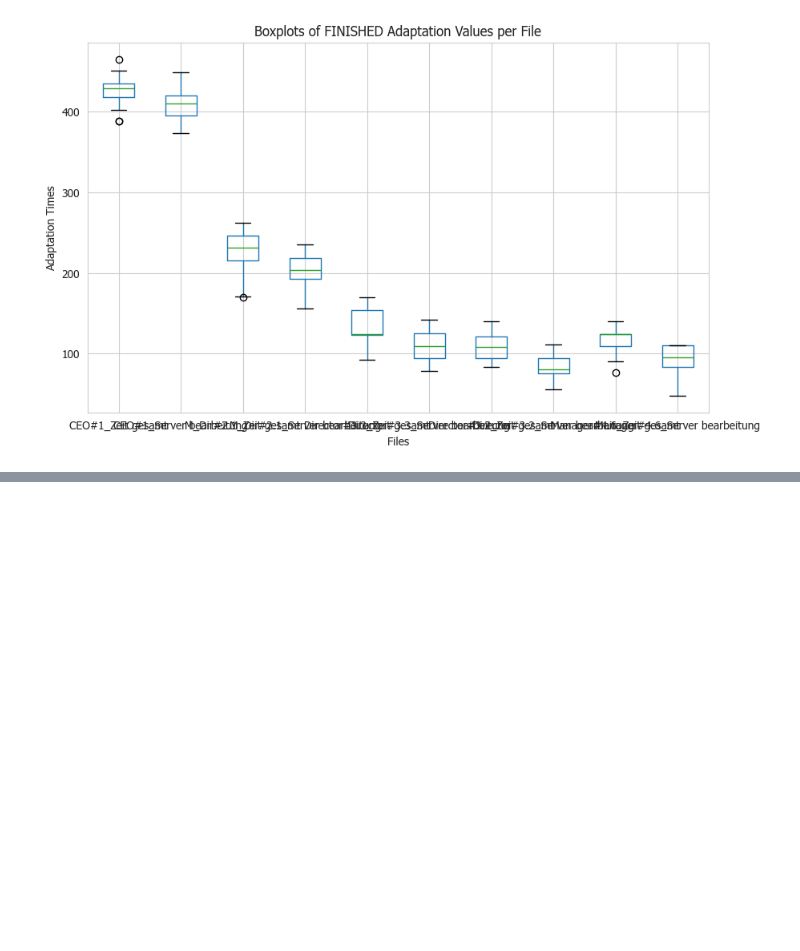
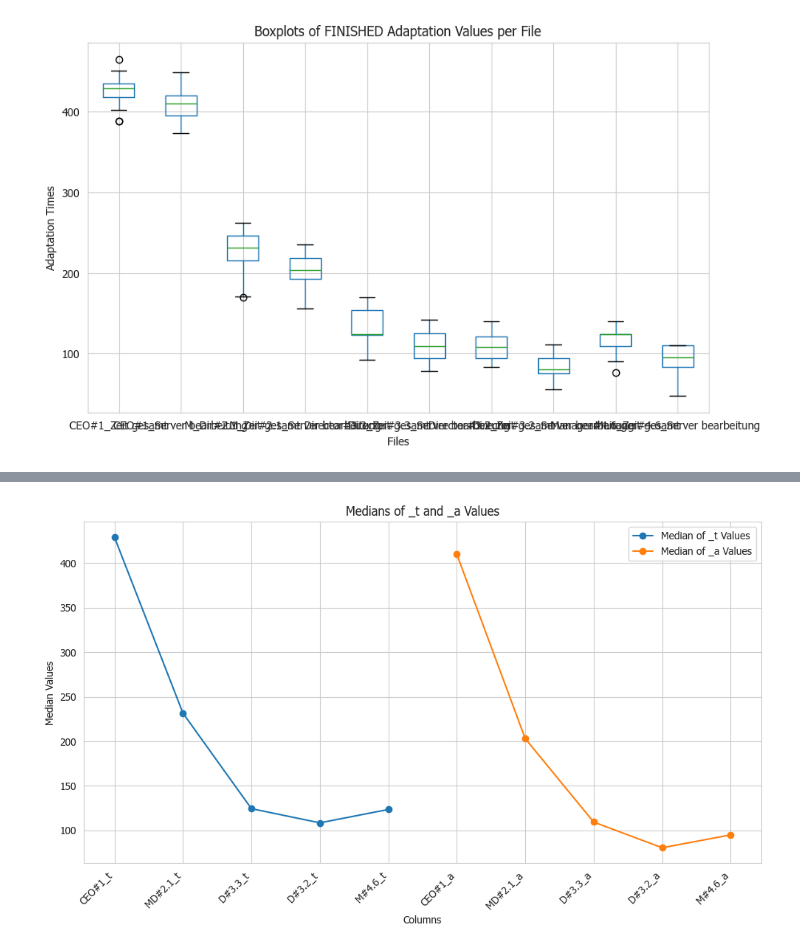
Before and after one commit to jku-lit-scsl/ecsa25_safer-d_uc-1, a Jupyter notebook: eval/02_uc-2_sec_lvl_eval.ipynb, the cells around one changed output, grey strips where cells are left out. Cells and saved outputs as stored; diff of their text form; code cells hidden in the pictures; blank space fills up the shorter version.

```diff
--- a/eval/02_uc-2_sec_lvl_eval.ipynb
+++ b/eval/02_uc-2_sec_lvl_eval.ipynb
@@ -241,0 +291,23 @@ Manager#4.6_Server bearbeitung   109.742000  110.575
+# %%
+# Calculate medians for columns ending with "_t" and "_a"
+t_medians = df.filter(like="_t").median(axis=0)
+a_medians = df.filter(like="_a").median(axis=0)
+
+# Create the plot
+plt.figure(figsize=(10, 6))
+plt.plot(t_medians.index, t_medians.values, marker='o', label='Median of _t Values')
+plt.plot(a_medians.index, a_medians.values, marker='o', label='Median of _a Values')
+
+# Customize the plot
+plt.title('Medians of _t and _a Values')
+plt.xlabel('Columns')
+plt.ylabel('Median Values')
+plt.xticks(rotation=45, ha='right')
+plt.legend()
+plt.grid(True)
+plt.tight_layout()
+
+# Show the plot
+plt.show()
+# %% [output]
+[figure, added]
```
Also changed, not shown: parts of 8 cells of this notebook, 3 other files.
